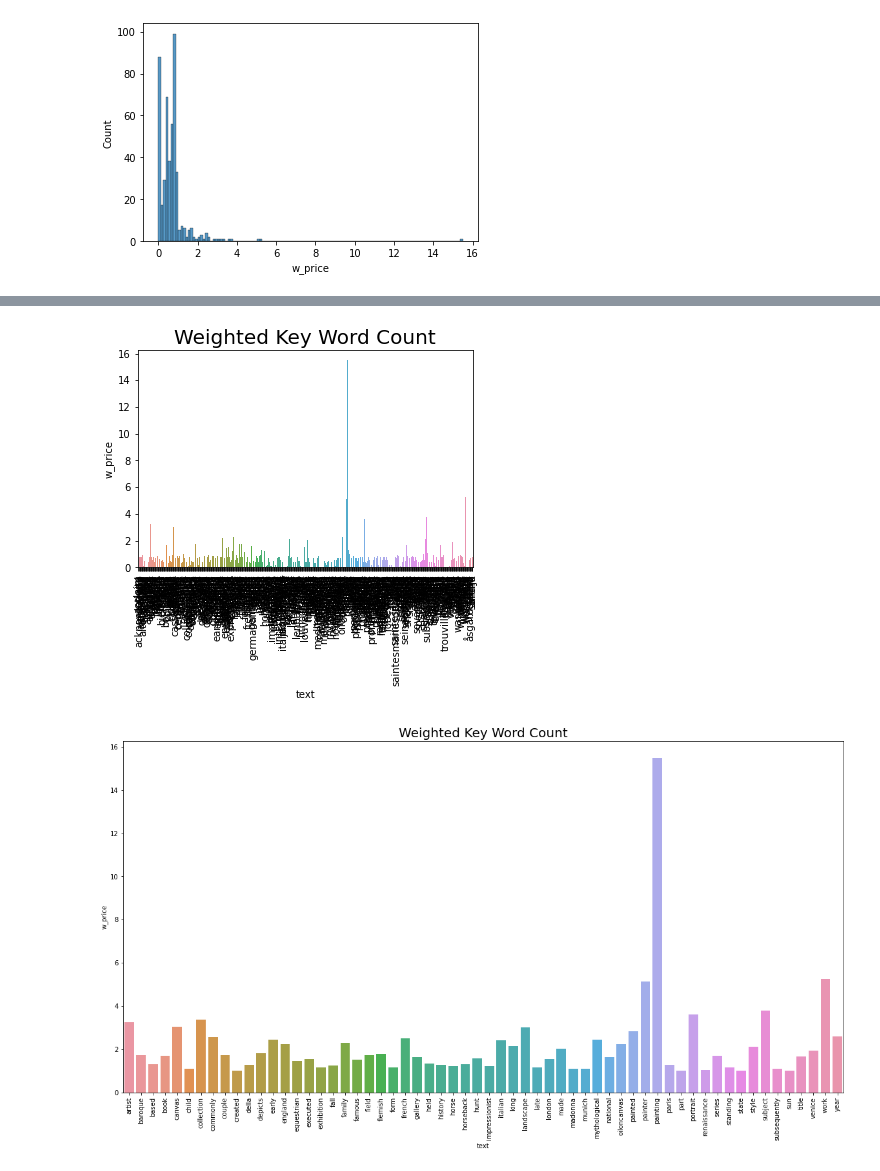
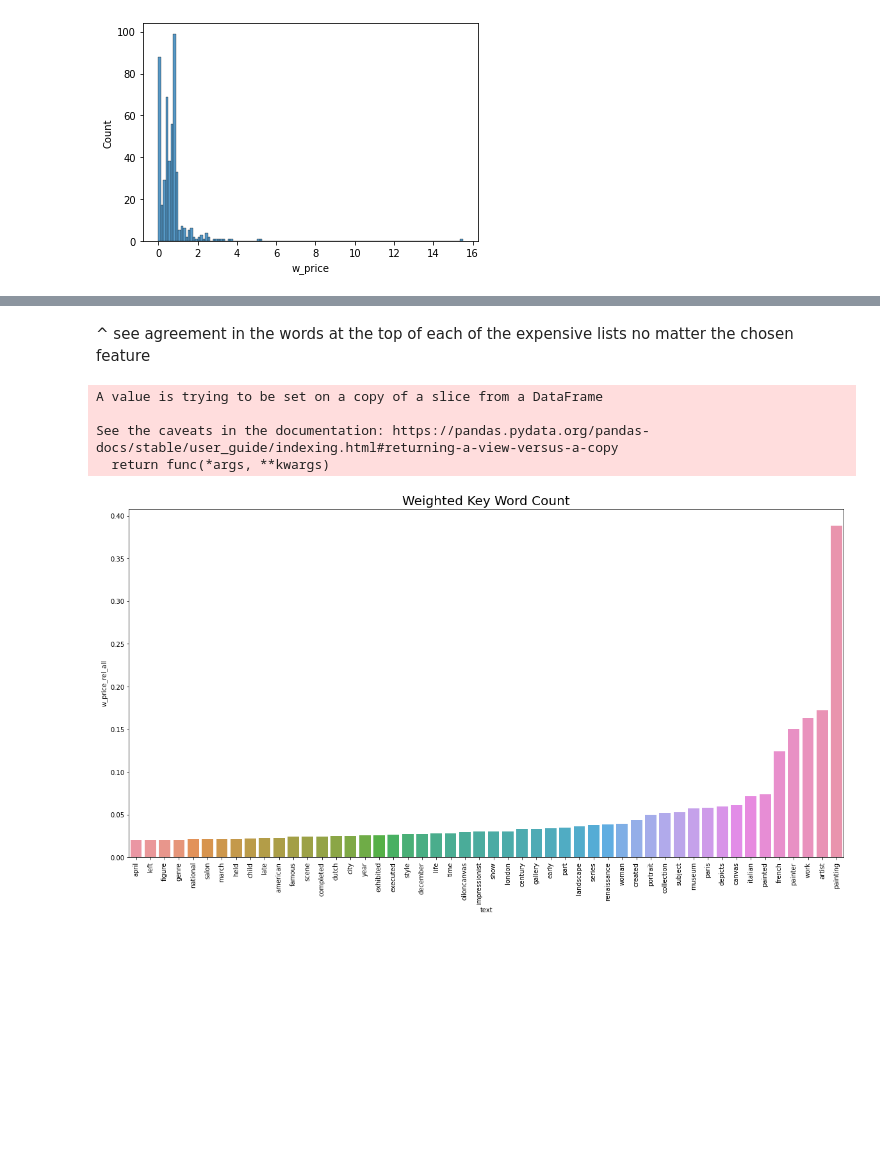
Before and after one commit to hdavidoff/datathon23, a Jupyter notebook: Summary_exploration_and_cleaning.ipynb, the cells around one changed output, grey strips where cells are left out. Cells and saved outputs as stored; diff of their text form; code cells hidden in the pictures; blank space fills up the shorter version.

```diff
--- a/Summary_exploration_and_cleaning.ipynb
+++ b/Summary_exploration_and_cleaning.ipynb
@@ -1291,7 +386,11 @@ Now look at only top X % expensive paintings
 # %%
 art_with_ps.loc[:,'name_english'] = art_with_ps.apply(lambda row: clean_text(row['name_english']),axis=1).copy()
 art_with_ps.loc[:,'price_name'] = art_with_ps.apply(lambda row: clean_text(row['price_name']),axis=1).copy()
-art_with_ps.head()
+art_with_ps.loc[:,'match_perc'] = art_with_ps.apply(lambda row: count_match_words(row['name_english'],row['price_name']),axis=1).copy()
+art_with_ps.loc[:,'avg_price_bool'] = art_with_ps.apply(lambda row: 1 if row['price_name']=='average price artist' else 0,axis=1)
+
+art_with_ps_good = art_with_ps.loc[(art_with_ps['match_perc']>=40)|(art_with_ps['avg_price_bool']==1)]
+art_with_ps_good.count()
 # %% [output]
 A value is trying to be set on a copy of a slice from a DataFrame.
 Try using .loc[row_indexer,col_indexer] = value instead
@@ -1316,13 +424,11 @@ See the caveats in the documentation: https://pandas.pydata.org/pandas-docs/stab
 # %%
 ## take into all prices we could find after doing the matching check
+prices_arr_tot = np.array(art_with_ps_good['price'])
+prices_arr = np.array(for_summ_40['price'])
 
-import numpy as np
-art_with_ps_good = art_with_ps.loc[art_with_ps['match_perc']>=50]
-prices_arr_tot = np.array(art_with_ps_good['price'])
-prices_arr = np.array(for_summ['price'])
-from scipy import stats
 for_summ_40['price_percentile'] = for_summ_40.apply(lambda x: stats.percentileofscore(prices_arr, x.price), axis =1) # small reference
 for_summ_40['price_percentile_tot'] = for_summ_40.apply(lambda x: stats.percentileofscore(prices_arr_tot, x.price), axis =1) # whole price reference
 
 
 for_summ_40_exp = for_summ_40.loc[for_summ_40['price_percentile_tot']>= 90]
+for_summ_40.head(2)
@@ -1437,0 +629,3 @@ new_df.head()
+# %%
+new_df = new_df.rename(columns={'weight': 'weight_all', 'price_percentile_reltotot': 'price_percentile_reltotot_all','count': 'count_all','w_price': 'w_price_all','w_price_only_count': 'w_price_only_count_all','w_price_rel': 'w_price_rel_all'})
+new_df.head()
@@ -1440,8 +698,3 @@ sns.histplot(new_df['w_price'])
 # %% [output]
 <matplotlib.axes._subplots.AxesSubplot at 0x...>
 [figure]
-# %%
-weighted_price_arr = [new_df['w_price']]
-#for_summ_40.apply(lambda x: stats.percentileofscore(prices_arr, x.price), axis =1)
-new_df['w_price_perc']=new_df.apply(lambda x:stats.percentileofscore(weighted_price_arr, x.w_price),axis=1)
-new_df.head()
@@ -1476,19 +782,19 @@ Name: w_price, dtype: float64
+# %% [markdown]
+^ see agreement in the words at the top of each of the expensive lists no matter the chosen feature
 # %%
-sns.barplot(x= new_df.index, y=new_df['w_price'])
+top_words = new_df.loc[new_df['w_price_rel_all']>.02]
+top_words.sort_values('w_price_rel_all',inplace=True)
+plt.figure(figsize=(20,10))
+sns.barplot(x= top_words.index, y=top_words['w_price_rel_all'])
 plt.xticks(rotation='vertical')
 plt.title("Weighted Key Word Count", fontsize = 20)
+
 plt.show()
 # %% [output]
+A value is trying to be set on a copy of a slice from a DataFrame
+
+See the caveats in the documentation: https://pandas.pydata.org/pandas-docs/stable/user_guide/indexing.html#returning-a-view-versus-a-copy
+  return func(*args, **kwargs)
-[figure, old version]
+[figure, new version]
-# %%
-top_words = new_df.loc[new_df['w_price']>1]
-plt.figure(figsize=(20,10))
-sns.barplot(x= top_words.index, y=top_words['w_price'])
-plt.xticks(rotation='vertical')
-plt.title("Weighted Key Word Count", fontsize = 20)
-
-plt.show()
-# %% [output]
-[figure, removed]
 # %%
 # Instantiate (set n-word groupings hyperparameters to 2)
```
Also changed, not shown: parts of 135 cells of this notebook.
